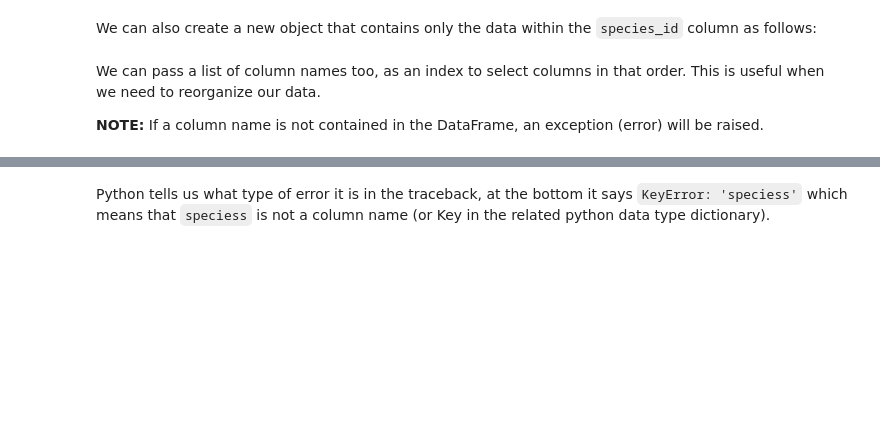
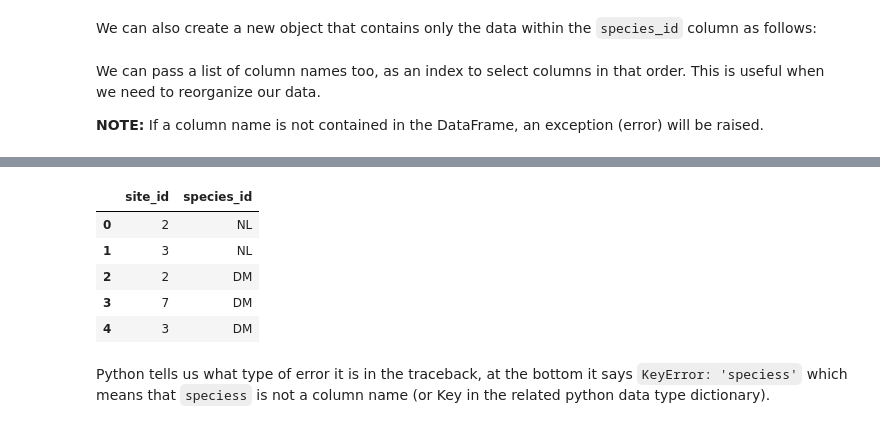
Before and after one commit to MonashDataFluency/python-workshop-base, a Jupyter notebook: workshops/docs/modules/notebooks/indexing.ipynb, the cells around one changed output, grey strips where cells are left out. Drawn from its saved outputs; the diff is of its cells as text; code cells hidden in the pictures; blank space fills up the shorter version.

```diff
--- a/workshops/docs/modules/notebooks/indexing.ipynb
+++ b/workshops/docs/modules/notebooks/indexing.ipynb
@@ -92,3 +181,13 @@ KeyError: "['plot_id'] not in index"
+# %%
+# What happens when you flip the order?
+surveys_df[['site_id', 'species_id']].head()
+# %% [output]
+|  | site_id | species_id |
+| 0 | 2 | NL |
+| 1 | 3 | NL |
+| 2 | 2 | DM |
+| 3 | 7 | DM |
+| 4 | 3 | DM |
 # %% [markdown]
 
 Python tells us what type of error it is in the traceback, at the bottom it says `KeyError: 'speciess'` which means that `speciess` is not a column name (or Key in the related python data type dictionary).
```
Also changed, not shown: parts of 5 cells of this notebook, 2 other files.
